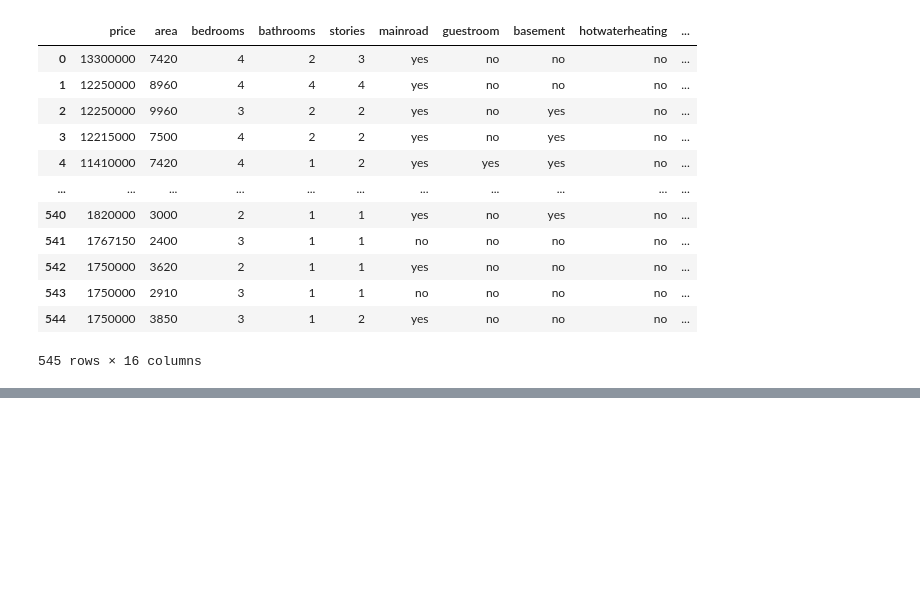
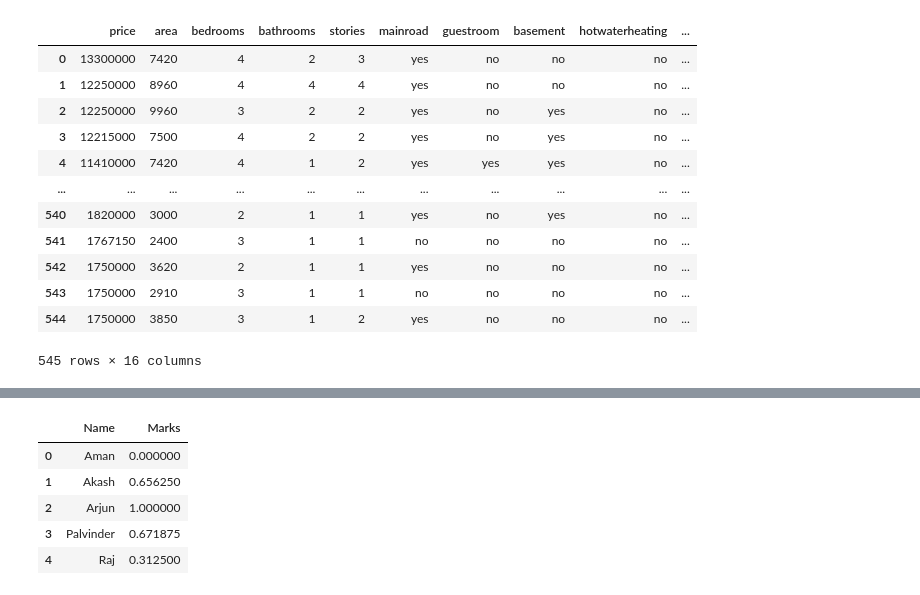
Before and after one commit to Aharv123/Week2-DataScience, a Jupyter notebook: scikit-learn/scikit-learn.ipynb, the cells around one changed output, grey strips where cells are left out. Cells and saved outputs as stored; diff of their text form; code cells hidden in the pictures; blank space fills up the shorter version.

```diff
--- a/scikit-learn/scikit-learn.ipynb
+++ b/scikit-learn/scikit-learn.ipynb
@@ -956,0 +1026,31 @@ result
+# %%
+import pandas as pd
+from sklearn.preprocessing import MinMaxScaler
+
+data = {
+     "Name": ["Aman", "Akash", "Arjun", "Palvinder", "Raj"],
+    "Marks": [34,76,98,77,54]
+
+}
+
+df = pd.DataFrame(data)
+scaler = MinMaxScaler()
+
+scaled_data = scaler.fit_transform(df[["Marks"]])
+
+result = pd.DataFrame(scaled_data, columns = ["Marks"])
+result["Name"] = df["Name"]
+
+result = result[["Name", "Marks"]]
+result
+
+
+# Just an example of how MIN MAX works. but the operation prerformed on type of data is
+# actually inaccurate. if the numerical data is too huge then use min max scaling
+# %% [output]
+|  | Name | Marks |
+| 0 | Aman | 0.000000 |
+| 1 | Akash | 0.656250 |
+| 2 | Arjun | 1.000000 |
+| 3 | Palvinder | 0.671875 |
+| 4 | Raj | 0.312500 |
```
Also changed, not shown: parts of 9 cells of this notebook.
